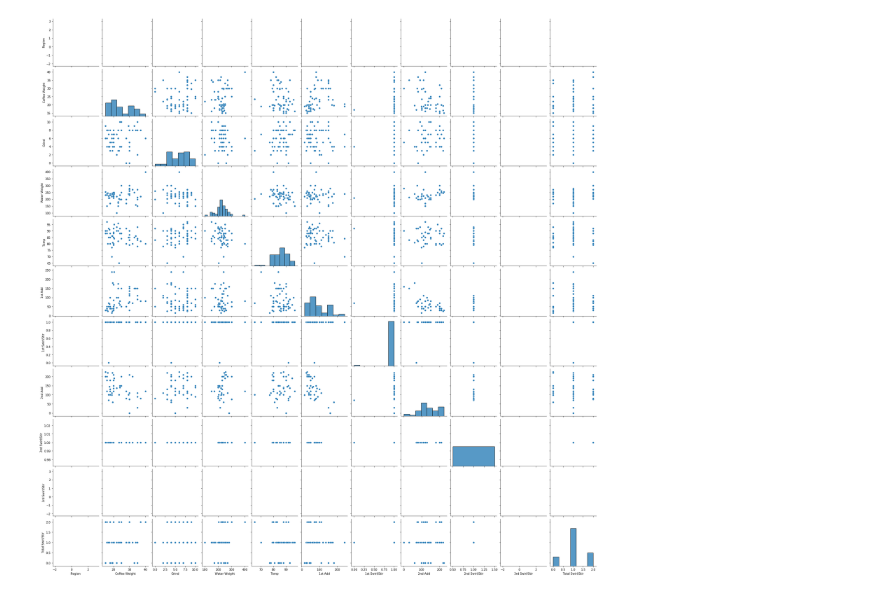
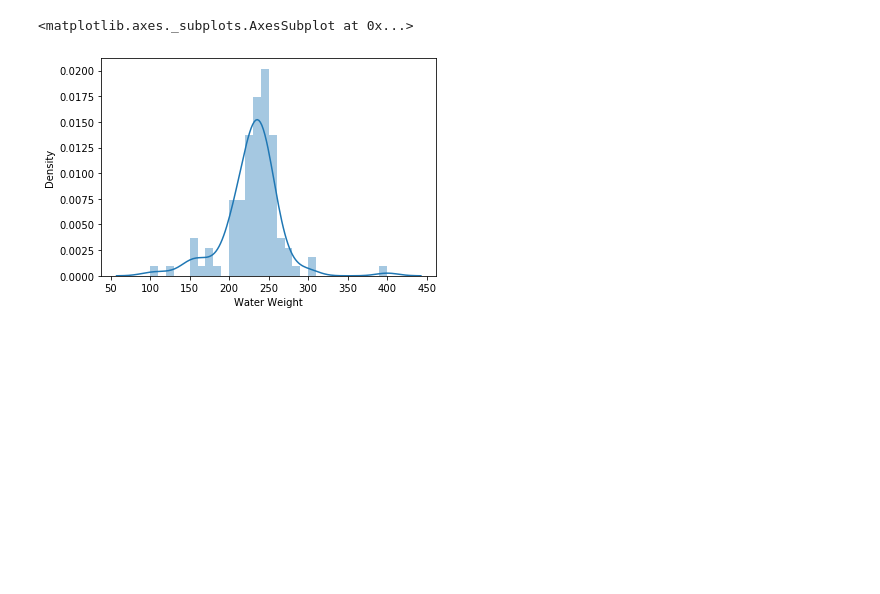
Before and after one commit to kikkawa-ryo/Aeropress, a Jupyter notebook: Aeropress.ipynb, the cells around one changed output. Cells and saved outputs as stored; diff of their text form; code cells hidden in the pictures; blank space fills up the shorter version.

```diff
--- a/Aeropress.ipynb
+++ b/Aeropress.ipynb
@@ -12,0 +11,4 @@ df16 = df16
+# %%
+#生データ
+df = pd.read_csv('WAC.csv')
+df.replace({np.nan: None},inplace=True)
@@ -12,0 +252,15 @@ df16 = df16
+# %%
+#産地のダミー化
+country = pd.get_dummies(df['Origin'])
+#ブレンドをそれぞれに割り振り
+country.loc[country['Colombia & Brazil'] == 1, ['Colombia', 'Brazil']] = [1,1]
+country.loc[country['Colombia & Rwanda'] == 1, ['Colombia', 'Rwanda']] = [1,1]
+country.loc[country['Ethiopia & Costa Rica'] == 1, ['Colombia', 'Costa Rica']] = [1,1]
+country.loc[country['Colombia & Honduras'] == 1, ['Colombia', 'Honduras']] = [1,1]
+#ブレンド列を削除
+country = country.drop(['Colombia & Brazil', 'Colombia & Rwanda', 'Ethiopia & Costa Rica', 'Colombia & Honduras'], axis=1)
+#マルチコの回避
+
+#データセットにjoin
+df =  df.join(country, how="left")
+df
@@ -12,0 +323,22 @@ df16 = df16
+# %%
+#ダミー化
+Filter = pd.get_dummies(df['Filter'])
+
+#データ代入
+Filter.loc[Filter['Double Paper & Metal'] == 1, ['Paper', 'Metal']] = [2,1]
+Filter.loc[Filter['Double Paper'] == 1, 'Paper'] = 2
+Filter.loc[Filter['Paper & Metal'] == 1, ['Paper', 'Metal']] = [1,1]
+Filter.loc[Filter['Triple Paper'] == 1, 'Paper'] = 3
+Filter.loc[Filter['Double Paper & Double Metal'] == 1, ['Paper', 'Metal']] = [2,2]
+Filter.loc[Filter['Other'] == 1, 'Paper'] = 1
+
+#Other列は削除
+Filter = Filter.drop(['Double Paper & Metal'], axis=1)
+Filter = Filter.drop(['Double Paper'], axis=1)
+Filter = Filter.drop(['Paper & Metal'], axis=1)
+Filter = Filter.drop(['Triple Paper'], axis=1)
+Filter = Filter.drop(['Double Paper & Double Metal'], axis=1)
+Filter = Filter.drop(['Other'], axis=1)
+
+#データセットにjoin
+df =  df.join(Filter, how="left")
@@ -59,4 +371,5 @@ df16.describe()
-# %%
-pg = sns.pairplot(df17)
-# %% [output]
-[figure, removed]
+# %%
+sns.distplot(df['Water Weight'], bins=30)
+# %% [output]
+<matplotlib.axes._subplots.AxesSubplot at 0x...>
+[figure, added]
```
Also changed, not shown: parts of 46 cells of this notebook, 1 other file.
